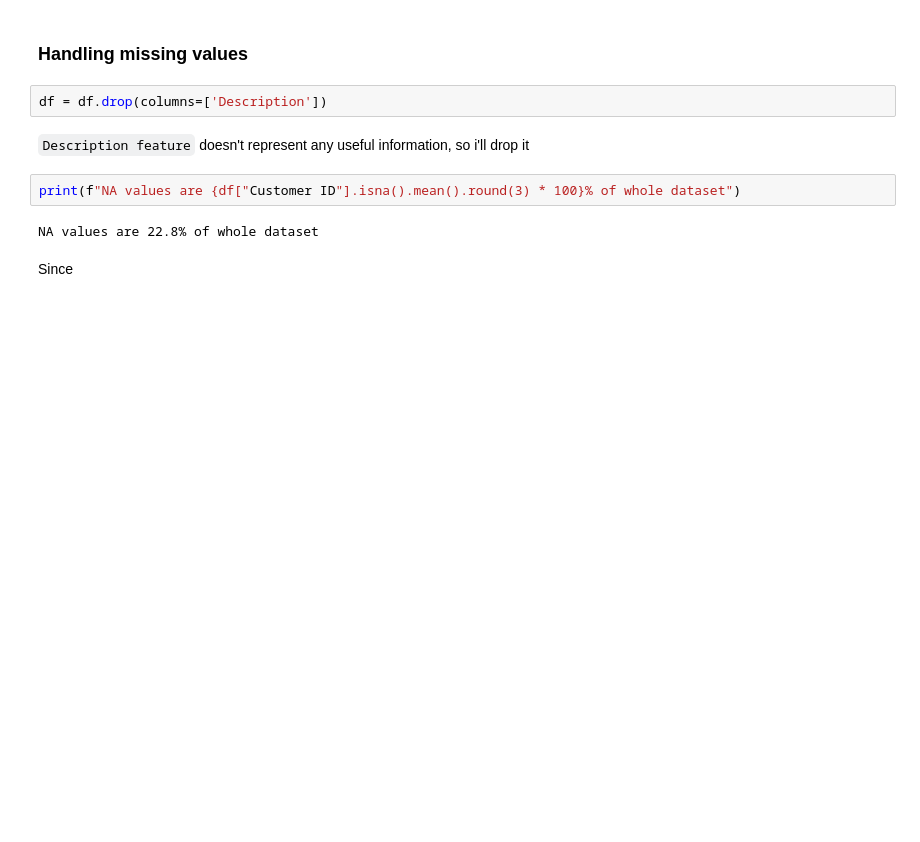
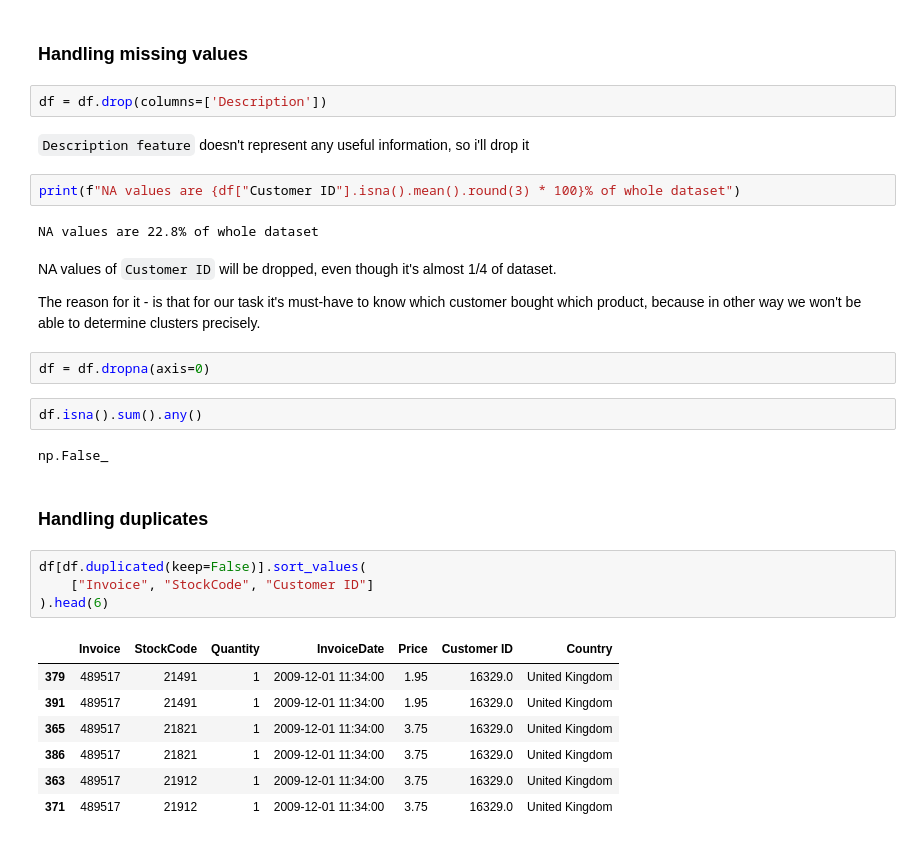
Before and after one commit to nick-st-coder/online-resail, a Jupyter notebook: notebooks/EDA.ipynb, the cells around one changed output. Drawn from its saved outputs; the diff is of its cells as text; blank space fills up the shorter version.

```diff
--- a/notebooks/EDA.ipynb
+++ b/notebooks/EDA.ipynb
@@ -74,4 +74,26 @@ print(f"NA values are {df["Customer ID"].isna().mean().round(3) * 100}% of whole
 # %% [output]
 NA values are 22.8% of whole dataset
 # %% [markdown]
-Since
+NA values of `Customer ID` will be dropped, even though it's almost 1/4 of dataset.
+
+The reason for it - is that for our task it's must-have to know which customer bought which product, because in other way we won't be able to determine clusters precisely.
+# %%
+df = df.dropna(axis=0)
+# %%
+df.isna().sum().any()
+# %% [output]
+np.False_
+# %% [markdown]
+### Handling duplicates
+# %%
+df[df.duplicated(keep=False)].sort_values(
+    ["Invoice", "StockCode", "Customer ID"]
+).head(6)
+# %% [output]
+|  | Invoice | StockCode | Quantity | InvoiceDate | Price | Customer ID | Country |
+| 379 | 489517 | 21491 | 1 | 2009-12-01 11:34:00 | 1.95 | 16329.0 | United Kingdom |
+| 391 | 489517 | 21491 | 1 | 2009-12-01 11:34:00 | 1.95 | 16329.0 | United Kingdom |
+| 365 | 489517 | 21821 | 1 | 2009-12-01 11:34:00 | 3.75 | 16329.0 | United Kingdom |
+| 386 | 489517 | 21821 | 1 | 2009-12-01 11:34:00 | 3.75 | 16329.0 | United Kingdom |
+| 363 | 489517 | 21912 | 1 | 2009-12-01 11:34:00 | 3.75 | 16329.0 | United Kingdom |
+| 371 | 489517 | 21912 | 1 | 2009-12-01 11:34:00 | 3.75 | 16329.0 | United Kingdom |
```
Also changed, not shown: parts of 20 cells of this notebook.
